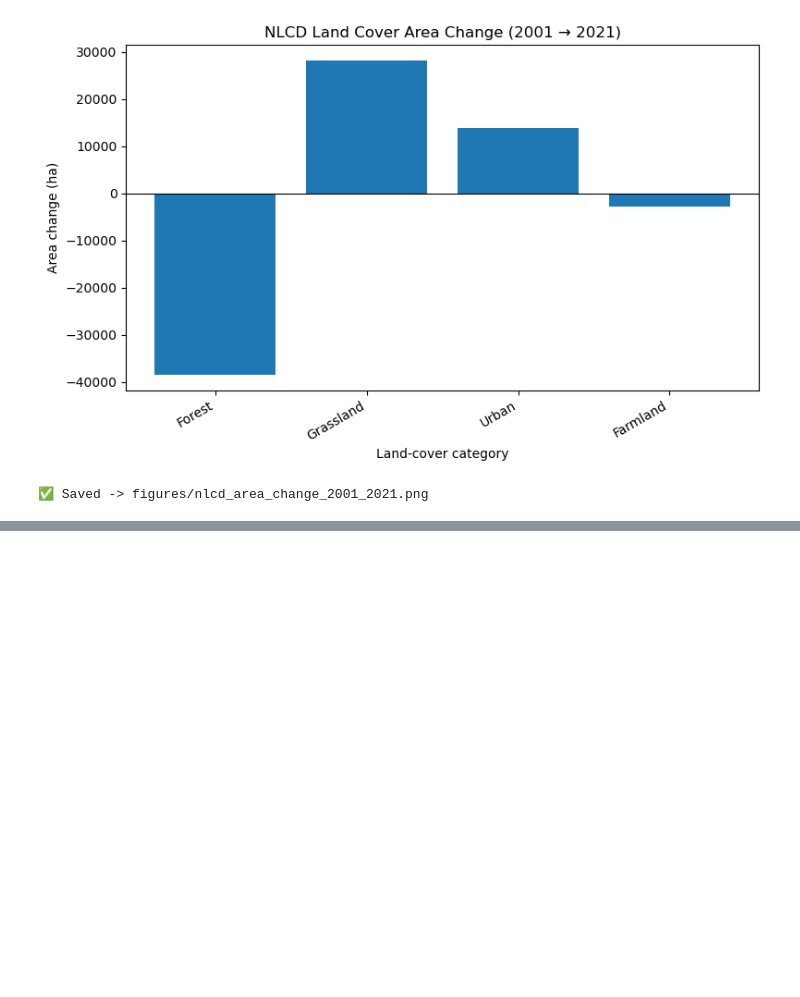
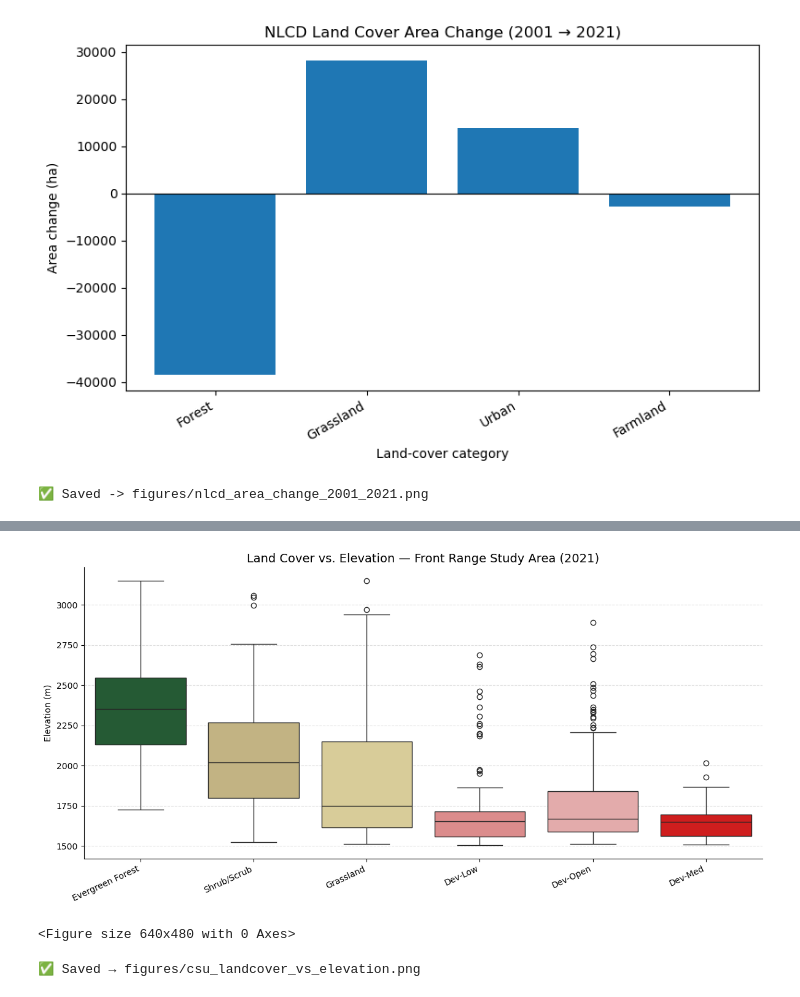
Before and after one commit to xinranzhou2059/front-range-forest-change, a Jupyter notebook: tutorials/Sick_project_0627.ipynb, the cells around one changed output, grey strips where cells are left out. Saved outputs shown, nothing was run; the diff lists cells and outputs as text; code cells hidden in the pictures; blank space fills up the shorter version.

Commit message:
elevation codes

```diff
--- a/tutorials/Sick_project_0627.ipynb
+++ b/tutorials/Sick_project_0627.ipynb
@@ -626,0 +718,67 @@ Map(center=[40.125, -105.25833335], controls=(WidgetControl(options=['position',
+# %%
+# Create the boxplot
+fig, ax = plt.subplots(figsize=(12, 6))
+
+sns.boxplot(
+    data=df_plot,
+    x='Land Cover',
+    y='elevation',
+    order=top_classes,
+    palette=dict(zip(top_classes, colors)),
+    hue='Land Cover',
+    hue_order=top_classes,
+    legend=False,
+    ax=ax
+)
+
+ax.set_title(
+    'Land Cover vs. Elevation — Front Range Study Area (2021)',
+    fontsize=14
+)
+
+ax.set_xlabel('')
+ax.set_ylabel('Elevation (m)')
+
+# Rotate labels to prevent overlap
+plt.setp(
+    ax.get_xticklabels(),
+    rotation=25,
+    ha='right'
+)
+
+# Remove top and right borders
+ax.spines['top'].set_visible(False)
+ax.spines['right'].set_visible(False)
+
+# Add light horizontal grid lines
+ax.grid(
+    axis='y',
+    linestyle='--',
+    alpha=0.4
+)
+
+plt.tight_layout()
+# %% [output]
+[figure, added]
+# %%
+# Save the figure
+output_dir = 'figures'
+os.makedirs(output_dir, exist_ok=True)
+
+output_path = os.path.join(
+    output_dir,
+    'csu_landcover_vs_elevation.png'
+)
+
+plt.savefig(
+    output_path,
+    dpi=300,
+    bbox_inches='tight'
+)
+
+plt.show()
+
+print(f'✅ Saved → {output_path}')
+# %% [output]
+<Figure size 640x480 with 0 Axes>
+✅ Saved → figures/csu_landcover_vs_elevation.png
```
Also changed, not shown: parts of 42 cells of this notebook, 3 other files.
